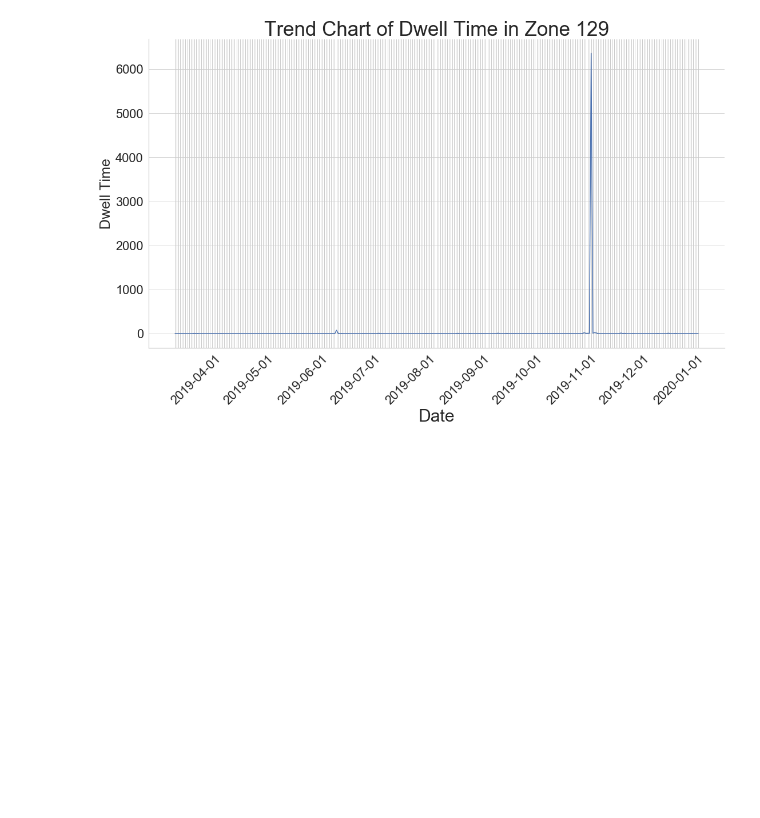
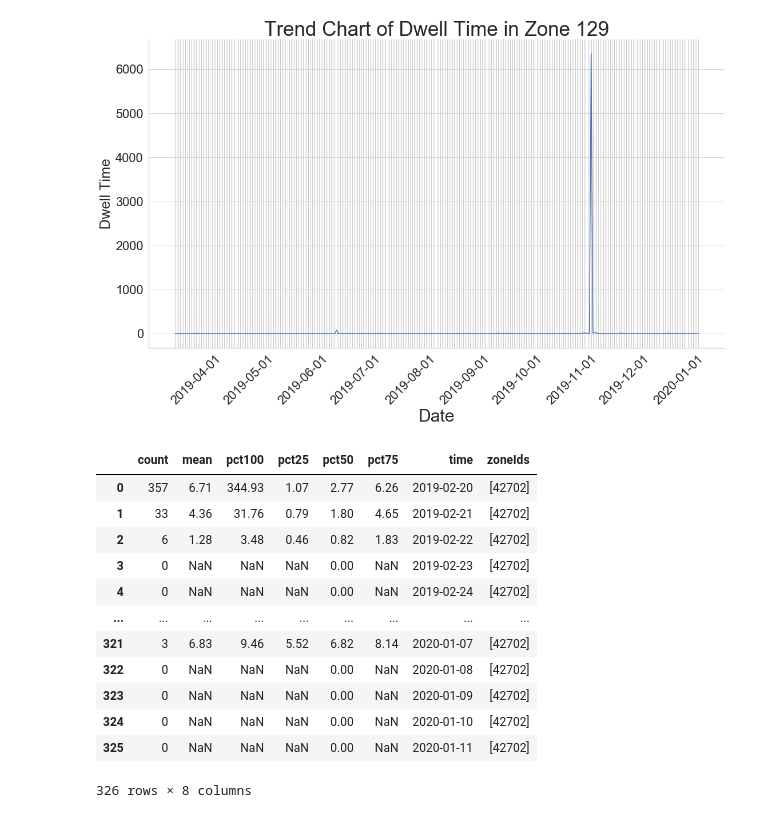
Before and after one commit to candisss/sidewalk_lab, a Jupyter notebook: NuminaQueries.ipynb, the cells around one changed output. Cells and saved outputs as stored; diff of their text form; code cells hidden in the pictures; blank space fills up the shorter version.

```diff
--- a/NuminaQueries.ipynb
+++ b/NuminaQueries.ipynb
@@ -3463,3 +3463,58 @@ unknown_plot.ax.xaxis.get_label().set_fontsize(30)
 plt.show()
 # %% [output]
 [figure]
+# %%
+query300 = """
+query {
+  zoneDwellTimeDistribution(
+    zoneIds: [42702],
+    startTime:"2019-02-20T00:00:00",
+    endTime:"2020-01-12T00:00:00",
+    objClasses:["pedestrian"],
+    timezone:"America/New_York"
+    interval:"1d"
+    ){
+    edges {
+      node {
+        zoneIds
+        pct100
+        pct75
+        pct50
+        pct25
+        mean
+        count
+        time
+      }
+    }
+  }
+}
+"""
+chairDwell = requests.post(url, json={'query': query300}, headers = {'Authorization':token})
+chairDwellJson = chairDwell.json()
+chairDwellList = chairDwellJson['data']['zoneDwellTimeDistribution']['edges']
+chairDwell_dic = []
+for i in range(len(chairDwellList)):
+    chairDwell_dic.append(chairDwellList[i]['node'])
+chairDwell_df = pd.DataFrame.from_dict(chairDwell_dic, orient='columns')
+# %%
+chairDwell_df['pct50'] = chairDwell_df['pct50'].fillna(0)
+chairDwell_df['time'] = chairDwell_df['time'].str[:10]
+chairDwell_df.to_csv ('table1Streetscape.csv', index = False, header=True)
+# %%
+chairDwell_df['pct50'] = chairDwell_df['pct50'] - tableDwell_df['pct50']
+# %%
+chairDwell_df
+# %% [output]
+|  | count | mean | pct100 | pct25 | pct50 | pct75 | time | zoneIds |
+| 0 | 357 | 6.71 | 344.93 | 1.07 | 2.77 | 6.26 | 2019-02-20 | [42702] |
+| 1 | 33 | 4.36 | 31.76 | 0.79 | 1.80 | 4.65 | 2019-02-21 | [42702] |
+| 2 | 6 | 1.28 | 3.48 | 0.46 | 0.82 | 1.83 | 2019-02-22 | [42702] |
+| 3 | 0 | NaN | NaN | NaN | 0.00 | NaN | 2019-02-23 | [42702] |
+| 4 | 0 | NaN | NaN | NaN | 0.00 | NaN | 2019-02-24 | [42702] |
+| ... | ... | ... | ... | ... | ... | ... | ... | ... |
+| 321 | 3 | 6.83 | 9.46 | 5.52 | 6.82 | 8.14 | 2020-01-07 | [42702] |
+| 322 | 0 | NaN | NaN | NaN | 0.00 | NaN | 2020-01-08 | [42702] |
+| 323 | 0 | NaN | NaN | NaN | 0.00 | NaN | 2020-01-09 | [42702] |
+| 324 | 0 | NaN | NaN | NaN | 0.00 | NaN | 2020-01-10 | [42702] |
+| 325 | 0 | NaN | NaN | NaN | 0.00 | NaN | 2020-01-11 | [42702] |
+326 rows × 8 columns
```
Also changed, not shown: parts of 9 cells of this notebook, 26 other files.
